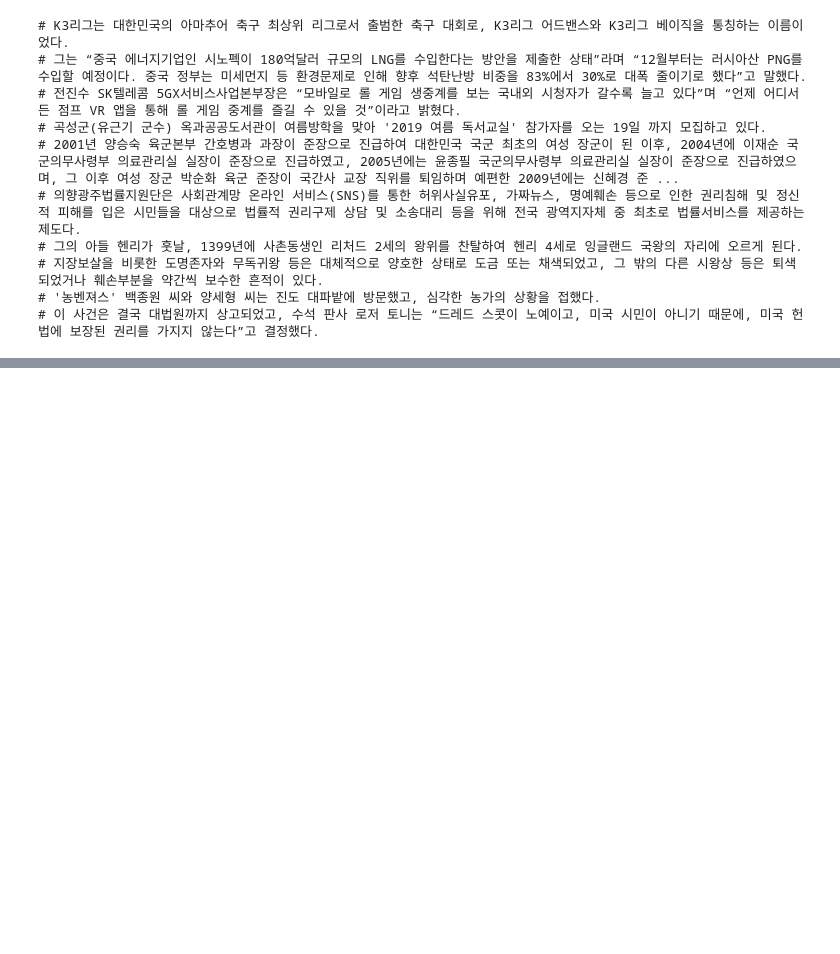
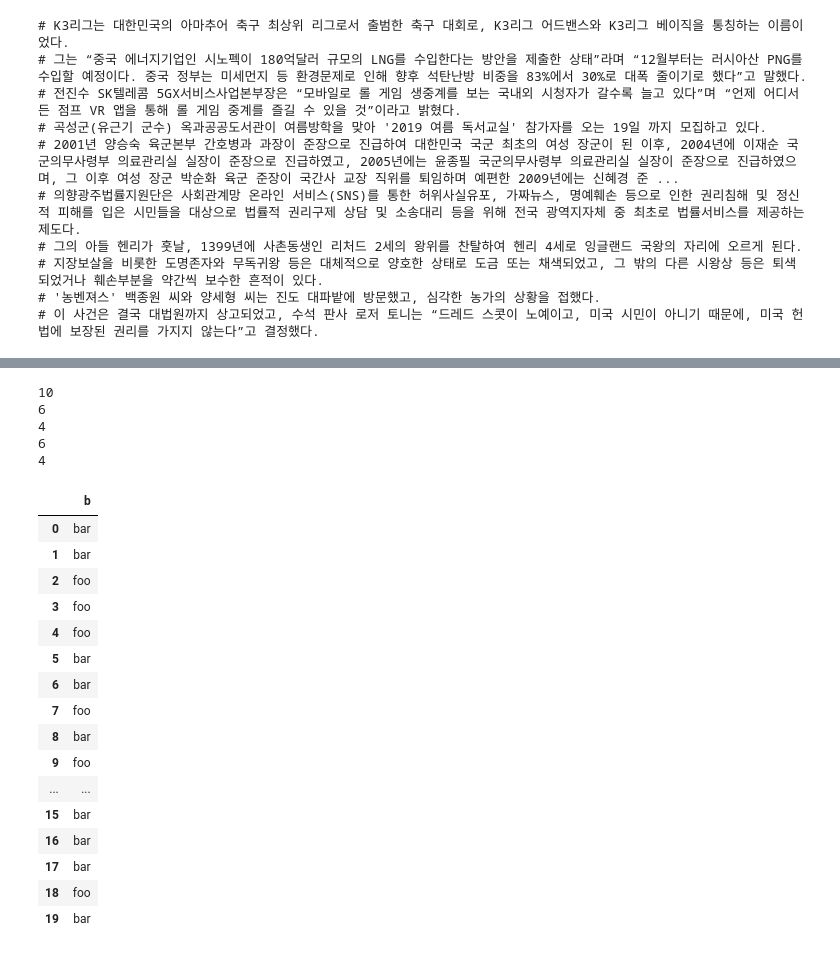
Before and after one commit to bcaitech1/p2-klue-seonhocho, a Jupyter notebook: EDA.ipynb, the cells around one changed output, grey strips where cells are left out. Saved outputs shown, nothing was run; the diff lists cells and outputs as text; code cells hidden in the pictures; blank space fills up the shorter version.

```diff
--- a/EDA.ipynb
+++ b/EDA.ipynb
@@ -88,0 +115,8 @@ for i in range(10):
+# %%
+N = 20
+a = np.arange(N)
+b = np.random.choice(["foo","bar"], size=N)
+c = np.random.choice(["y","z"], size=N)
+df = pd.DataFrame({'a':a, 'b':b, 'c':c})
+
+df.info()
@@ -88,0 +134,33 @@ for i in range(10):
+# %%
+train, test = train_test_split(df, test_size=0.5, stratify=df[['b']])
+print(len(train))
+print(len(train[train['b'] == 'bar']))
+print(len(train[train['b'] == 'foo']))
+print(len(test[test['b'] == 'bar']))
+print(len(test[test['b'] == 'foo']))
+# %% [output]
+10
+6
+4
+6
+4
+# %%
+df[['b']]
+# %% [output]
+|  | b |
+| 0 | bar |
+| 1 | bar |
+| 2 | foo |
+| 3 | foo |
+| 4 | foo |
+| 5 | bar |
+| 6 | bar |
+| 7 | foo |
+| 8 | bar |
+| 9 | foo |
+| ... | ... |
+| 15 | bar |
+| 16 | bar |
+| 17 | bar |
+| 18 | foo |
+| 19 | bar |
```
Also changed, not shown: parts of 9 cells of this notebook.
